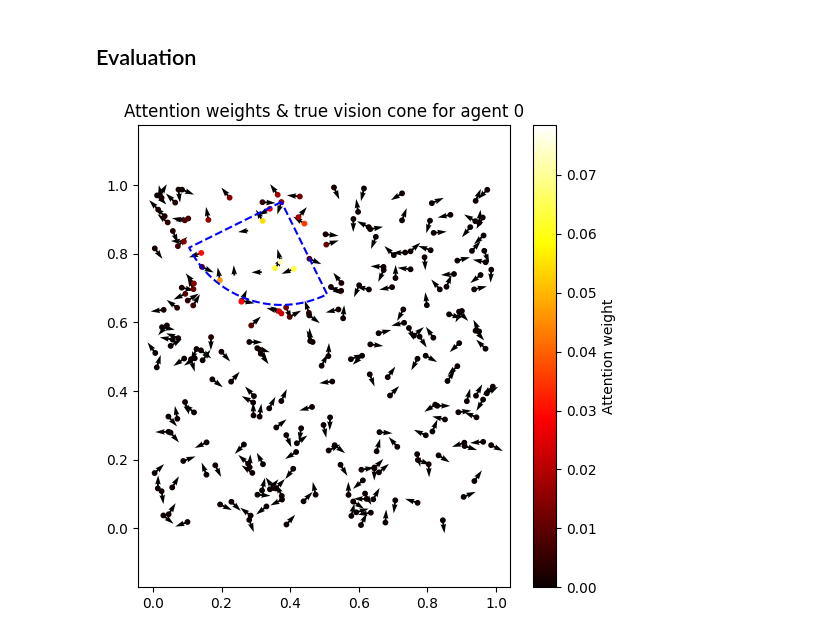
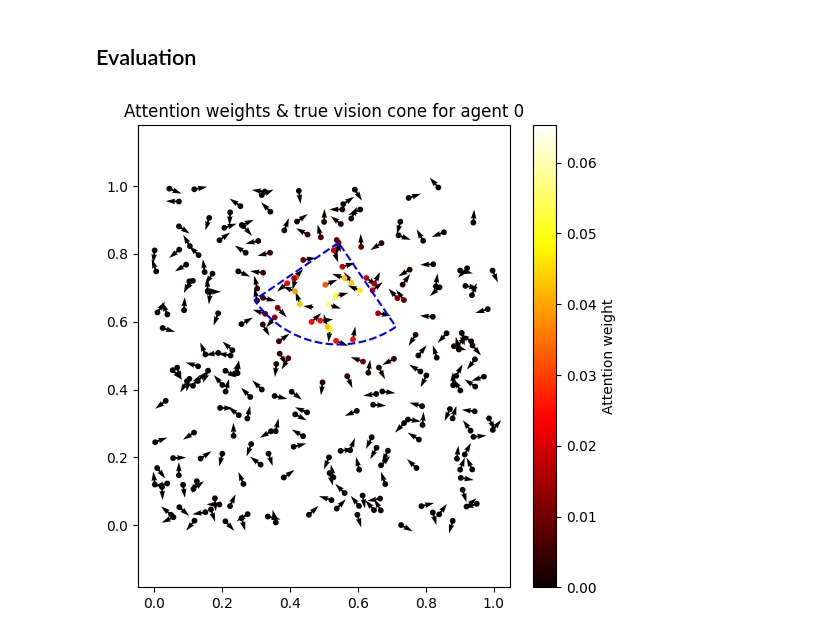
Before and after one commit to pco0511/ph413-comp-ph, a Jupyter notebook: ta-session/session-12/practive_notebook_for_week14.ipynb, the cells around one changed output. Saved outputs shown, nothing was run; the diff lists cells and outputs as text; code cells hidden in the pictures.

```diff
--- a/ta-session/session-12/practive_notebook_for_week14.ipynb
+++ b/ta-session/session-12/practive_notebook_for_week14.ipynb
@@ -67,28 +67,19 @@ train_loader = DataLoader(train_dataset, batch_size=N*M, shuffle=False)
 # %% [markdown]
 ## Define ConservNet
 # %%
-import torch.nn.functional as F
-
-
-class mish(nn.Module):
-    def __init__(self):
-        super().__init__()
-    def forward(self, x):
-        return x * (torch.tanh(F.softplus(x)))
-
 class ConservNet(nn.Module):
     def __init__(self):
         super(ConservNet, self).__init__()
         hidden_size = 160
 
         self.classifier = nn.Sequential(nn.Linear(4,hidden_size),
-                                        mish(),
+                                        nn.Mish(),
                                         nn.Linear(hidden_size,hidden_size),
-                                        mish(),
+                                        nn.Mish(),
                                         nn.Linear(hidden_size,hidden_size),
-                                        mish(),
+                                        nn.Mish(),
                                         nn.Linear(hidden_size,hidden_size),
-                                        mish(),
+                                        nn.Mish(),
                                         nn.Linear(hidden_size, 1, bias=False))
         for m in self.modules():
             if isinstance(m, nn.Linear):
@@ -103,15 +94,16 @@ class ConservNet(nn.Module):
 ### Define noiser for calculate Noise-Variance Loss
 # %%
 # DEFINE LOSS
-def nv_loss(model, x, group_size, noise, Q):
+def nv_loss(model, x, group_size, noise_std, Q):
     out = model(x)                      # (n_steps, 1)
-    out = out.reshape(-1, group_size)   # (num_groups, group_size)
+    out = out.view(-1, group_size)   # (num_groups, group_size)
     var_orig = out.var(dim=1)
 
-    out_noise = model(x + noise).reshape(-1, group_size)
+    noise = torch.randn_like(x) * noise_std
+    out_noise = model(x + noise).view(-1, group_size)
     var_noise = out_noise.var(dim=1)
 
-    loss = jnp.mean(var_orig.mean) + (Q - var_noise).clamp(min=0).mean()
+    loss = var_orig.mean() + (Q - var_noise).clamp(min=0).mean()
     return loss
 # %% [markdown]
 ## Train model
@@ -379,30 +368,31 @@ for ep in pbar:
 ## Evaluation
 # %%
 model.eval()
+idx = 10
 with torch.no_grad():
-    sample_X = torch.tensor(X[0:1], dtype=torch.float32).to(device)
+    sample_X = torch.tensor(X[idx:idx + 1], dtype=torch.float32).to(device)
     pred_theta, attention = model(sample_X)
 attn = attention[0].cpu().numpy()  # (N, N)
 
 # Final attention plot
 plt.figure(figsize=(6,6))
 # arrows colored by attention to focal agent
 weights = attn[0]  # weights from focal agent 0 to all
-pos = X[0,:, :2]
-theta = X[0,:, 2]
+pos = X[idx,:, :2]
+theta = X[idx,:, 2]
 plt.quiver(pos[:,0], pos[:,1], np.cos(theta), np.sin(theta),
             angles='xy', width=0.005,
             cmap='hot',)
 plt.scatter(pos[:,0], pos[:,1], c=weights, cmap='hot', s=10)
 plt.colorbar(label='Attention weight')
 # draw focal vision cone
 pi, ti = pos[0], theta[0]
 angles = np.linspace(ti - phi_angle/2, ti + phi_angle/2, 50)
 xs = pi[0] + R * np.cos(angles)
 ys = pi[1] + R * np.sin(angles)
 plt.plot([pi[0]]+xs.tolist()+[pi[0]], [pi[1]]+ys.tolist()+[pi[1]], 'b--')
 plt.title('Attention weights & true vision cone for agent 0')
 plt.axis('equal')
 plt.show()
 # %% [output]
-[figure, old version]
+[figure, new version]
```
Also changed, not shown: parts of 2 cells of this notebook, 7 other files.
